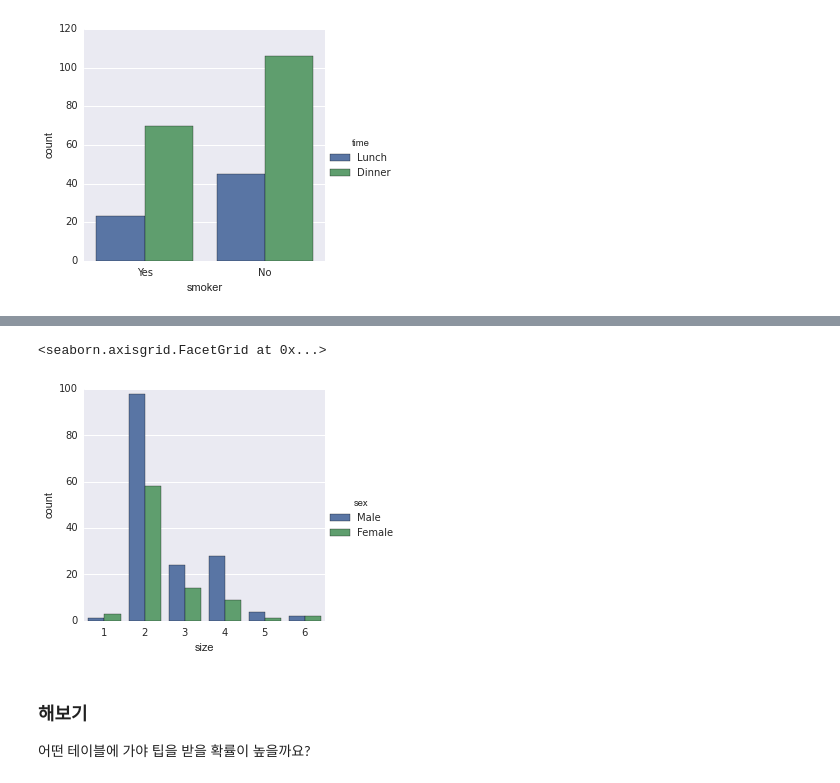
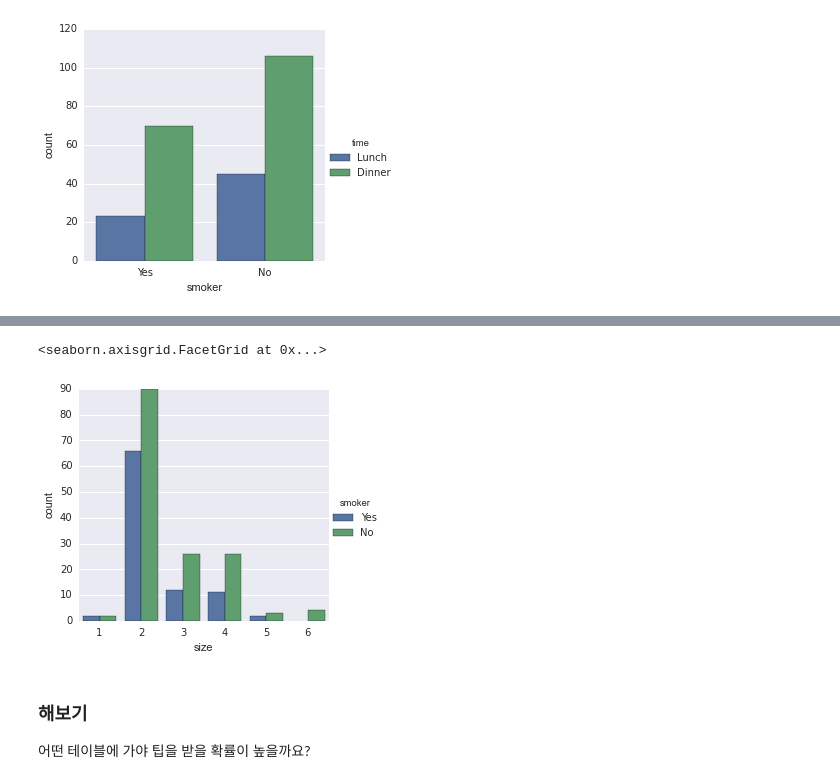
Before and after one commit to LyuGGang/python-data-analytics-lecture, a Jupyter notebook: 강의자료/8_seaborn_and_titanic_project.ipynb, the cells around one changed output, grey strips where cells are left out. Cells and saved outputs as stored; diff of their text form; code cells hidden in the pictures.

```diff
--- a/강의자료/8_seaborn_and_titanic_project.ipynb
+++ b/강의자료/8_seaborn_and_titanic_project.ipynb
@@ -363,9 +405,10 @@ sns.factorplot(x='smoker', data=tips_df, kind='count', hue='time')
 # %%
 # 남자든 여자든 둘일때 팁을 주는 경우가 가장 많군요.
-sns.factorplot('size', data=tips_df, kind='count', hue='sex', order=[1,2,3,4,5,6])
+sns.factorplot('size', data=tips_df, kind='count', \
+               hue='smoker', order=[1,2,3,4,5,6])
 # %% [output]
 <seaborn.axisgrid.FacetGrid at 0x...>
-[figure, old version]
+[figure, new version]
 # %% [markdown]
 ### 해보기
 
```
Also changed, not shown: parts of 66 cells of this notebook.
